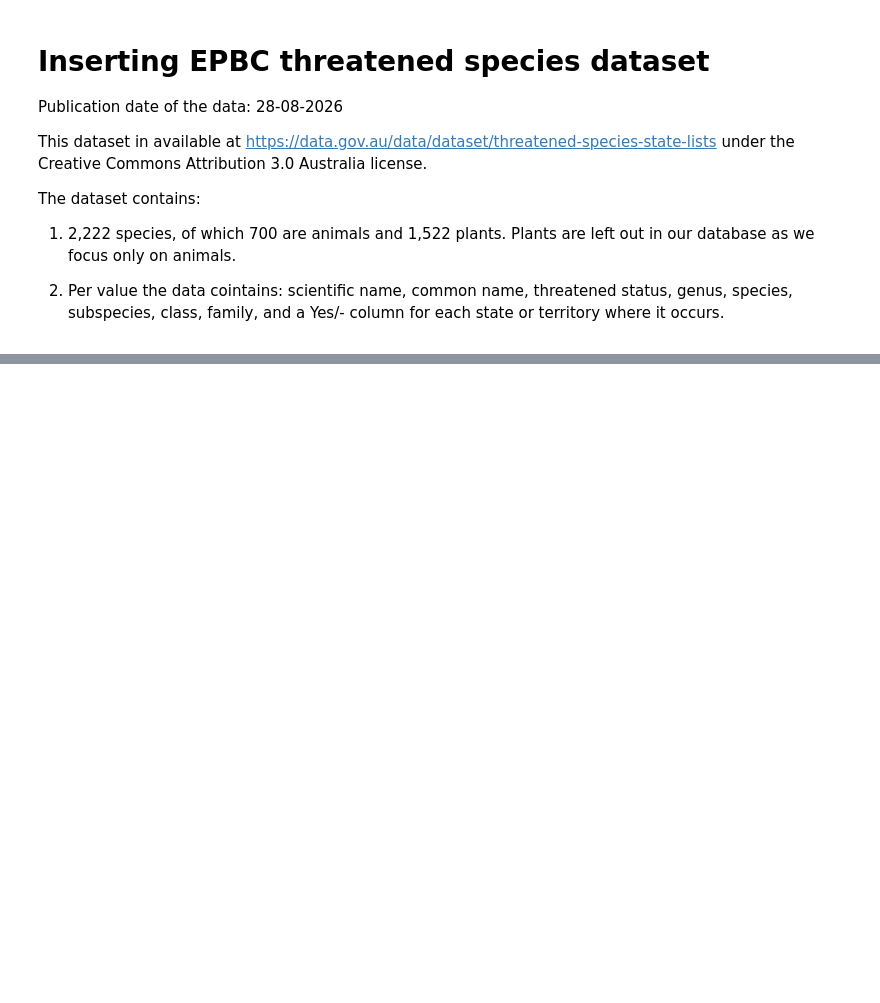
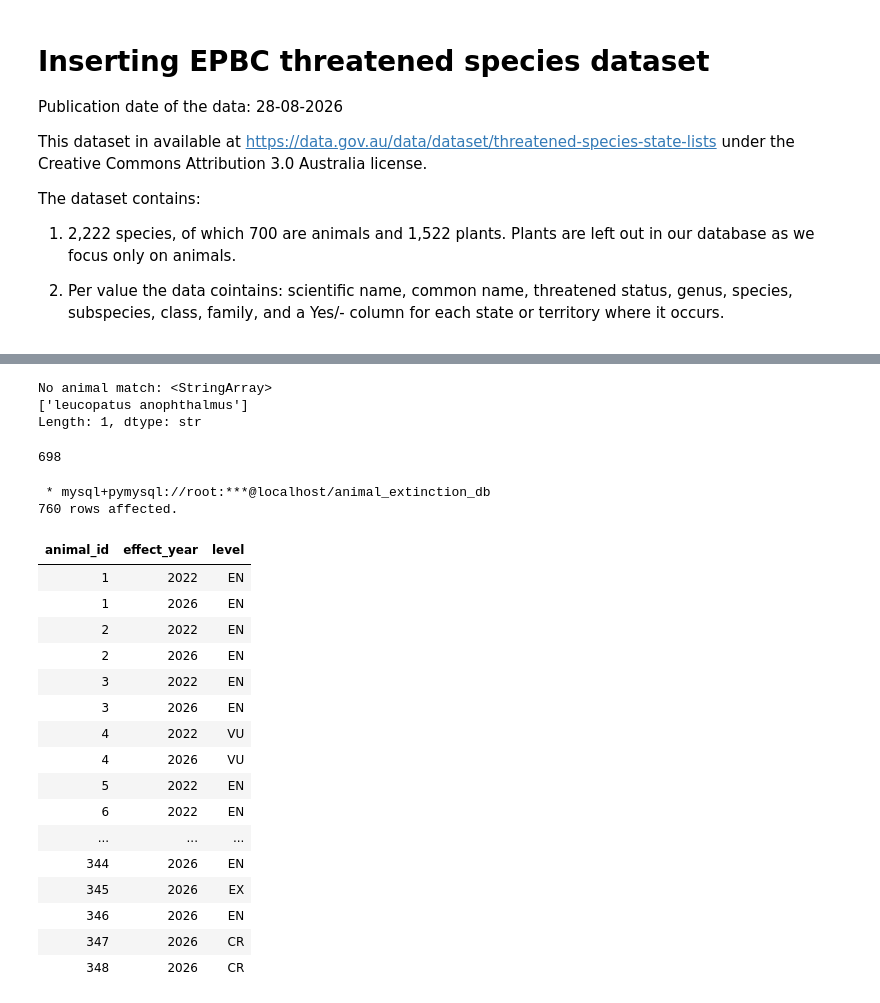
Before and after one commit to evaamuller/Animal_Extintiction_Database, a Jupyter notebook: SQL/Data_Insertion.ipynb, the cells around one changed output, grey strips where cells are left out. Saved outputs shown, nothing was run; the diff lists cells and outputs as text; code cells hidden in the pictures; blank space fills up the shorter version.

```diff
--- a/SQL/Data_Insertion.ipynb
+++ b/SQL/Data_Insertion.ipynb
@@ -413,0 +615,63 @@ The dataset contains:
+# %%
+# Matching animal_ids
+animal_ids = pd.read_sql(
+    "SELECT animal_id, scientific_name AS `Scientific Name` FROM animal_extinction_db.animal", engine)
+
+endangerment = endangerment.merge(animal_ids, on="Scientific Name", how="left")
+
+# Not matched animals
+print("No animal match:", endangerment.loc[endangerment["animal_id"].isna(), "Scientific Name"].unique())
+# %% [output]
+No animal match: <StringArray>
+['leucopatus anophthalmus']
+Length: 1, dtype: str
+# %%
+final_end = (
+    endangerment.dropna(subset=["animal_id"])
+        .rename(columns={"Level": "level", "Year": "effect_year"})
+        [["animal_id", "effect_year", "level"]]
+        .astype({"animal_id": int, "effect_year": int})
+        .drop_duplicates(["animal_id", "effect_year"])
+)
+
+n_missing = final_end["level"].isna().sum()
+final_end = final_end.dropna(subset=["level"])
+final_end["level"] = final_end["level"].str.strip().str.upper()
+
+existing = pd.read_sql(
+    "SELECT animal_id, effect_year FROM animal_extinction_db.Endangerment_of_Animal", engine
+).astype(int)
+final_end = (
+    final_end.merge(existing, on=["animal_id", "effect_year"], how="left", indicator=True)
+             .query("_merge == 'left_only'")
+             .drop(columns="_merge")
+)
+
+final_end.to_sql("Endangerment_of_Animal", engine, schema="animal_extinction_db",
+                 if_exists="append", index=False)
+# %% [output]
+698
+# %%
+%%sql
+SELECT *
+FROM Endangerment_of_Animal
+# %% [output]
+ * mysql+pymysql://root:***@localhost/animal_extinction_db
+760 rows affected.
+| animal_id | effect_year | level |
+| 1 | 2022 | EN |
+| 1 | 2026 | EN |
+| 2 | 2022 | EN |
+| 2 | 2026 | EN |
+| 3 | 2022 | EN |
+| 3 | 2026 | EN |
+| 4 | 2022 | VU |
+| 4 | 2026 | VU |
+| 5 | 2022 | EN |
+| 6 | 2022 | EN |
+| ... | ... | ... |
+| 344 | 2026 | EN |
+| 345 | 2026 | EX |
+| 346 | 2026 | EN |
+| 347 | 2026 | CR |
+| 348 | 2026 | CR |
```
Also changed, not shown: parts of 23 cells of this notebook, 1 other file.
